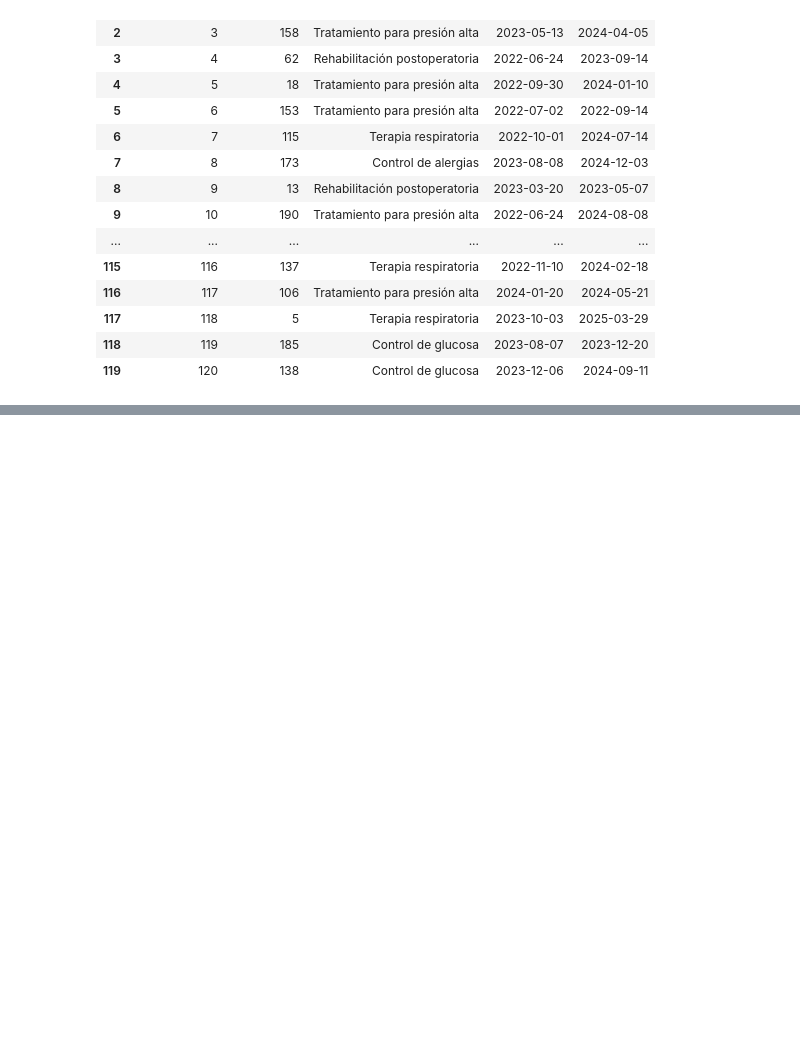
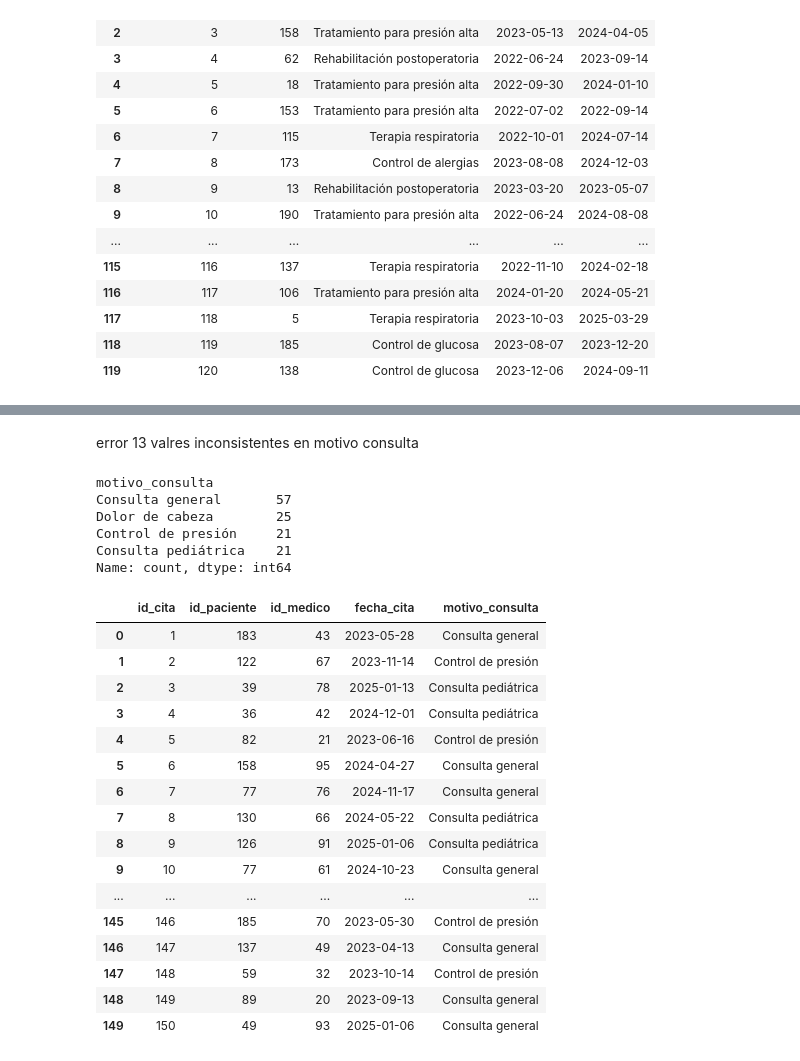
Before and after one commit to JonathanAlbertoBarrera/LimpiezaDatosPandas, a Jupyter notebook: 2-PracticaAseguramientoCalidadDatos/2_PracticaDatosNotebook.ipynb, the cells around one changed output, grey strips where cells are left out. Saved outputs shown, nothing was run; the diff lists cells and outputs as text; code cells hidden in the pictures; blank space fills up the shorter version.

Commit message:
[ADD] motivos de consulta cadenas vacias y valores inconsistentes

```diff
--- a/2-PracticaAseguramientoCalidadDatos/2_PracticaDatosNotebook.ipynb
+++ b/2-PracticaAseguramientoCalidadDatos/2_PracticaDatosNotebook.ipynb
@@ -805,0 +814,5 @@ tratamientos
+# %%
+citas = pd.read_sql("SELECT * FROM citas", engine)
+print(citas.shape)
+print(citas.isnull().sum())
+citas.head()
@@ -805,0 +863,11 @@ tratamientos
+# %%
+# Fechas nulas o futuras
+from datetime import date
+hoy = pd.Timestamp(date.today())
+
+citas['fecha_cita'] = pd.to_datetime(citas['fecha_cita'])
+print(f"fecha_cita nulas: {citas['fecha_cita'].isna().sum()}")
+
+futuras = citas[citas['fecha_cita'] > hoy]
+print(f"Citas con fecha futura: {len(futuras)}")
+print(futuras[['id_cita', 'id_paciente', 'id_medico', 'fecha_cita']])
@@ -805,0 +902,2 @@ tratamientos
+# %%
+citas['motivo_consulta'] = citas['motivo_consulta'].replace('', None)
@@ -805,0 +915,38 @@ tratamientos
+# %% [markdown]
+error 13 valres inconsistentes en motivo consulta
+# %%
+mapeo_motivo = {
+    'Consulta':           'Consulta general',
+    'Revisión médica':    'Consulta general',
+    'Chequeo general':    'Consulta general',
+}
+citas['motivo_consulta'] = citas['motivo_consulta'].replace(mapeo_motivo)
+# %%
+citas['motivo_consulta'].value_counts()
+# %% [output]
+motivo_consulta
+Consulta general       57
+Dolor de cabeza        25
+Control de presión     21
+Consulta pediátrica    21
+Name: count, dtype: int64
+# %%
+citas
+# %% [output]
+|  | id_cita | id_paciente | id_medico | fecha_cita | motivo_consulta |
+| 0 | 1 | 183 | 43 | 2023-05-28 | Consulta general |
+| 1 | 2 | 122 | 67 | 2023-11-14 | Control de presión |
+| 2 | 3 | 39 | 78 | 2025-01-13 | Consulta pediátrica |
+| 3 | 4 | 36 | 42 | 2024-12-01 | Consulta pediátrica |
+| 4 | 5 | 82 | 21 | 2023-06-16 | Control de presión |
+| 5 | 6 | 158 | 95 | 2024-04-27 | Consulta general |
+| 6 | 7 | 77 | 76 | 2024-11-17 | Consulta general |
+| 7 | 8 | 130 | 66 | 2024-05-22 | Consulta pediátrica |
+| 8 | 9 | 126 | 91 | 2025-01-06 | Consulta pediátrica |
+| 9 | 10 | 77 | 61 | 2024-10-23 | Consulta general |
+| ... | ... | ... | ... | ... | ... |
+| 145 | 146 | 185 | 70 | 2023-05-30 | Control de presión |
+| 146 | 147 | 137 | 49 | 2023-04-13 | Consulta general |
+| 147 | 148 | 59 | 32 | 2023-10-14 | Control de presión |
+| 148 | 149 | 89 | 20 | 2023-09-13 | Consulta general |
+| 149 | 150 | 49 | 93 | 2025-01-06 | Consulta general |
```
Also changed, not shown: parts of 11 cells of this notebook.
